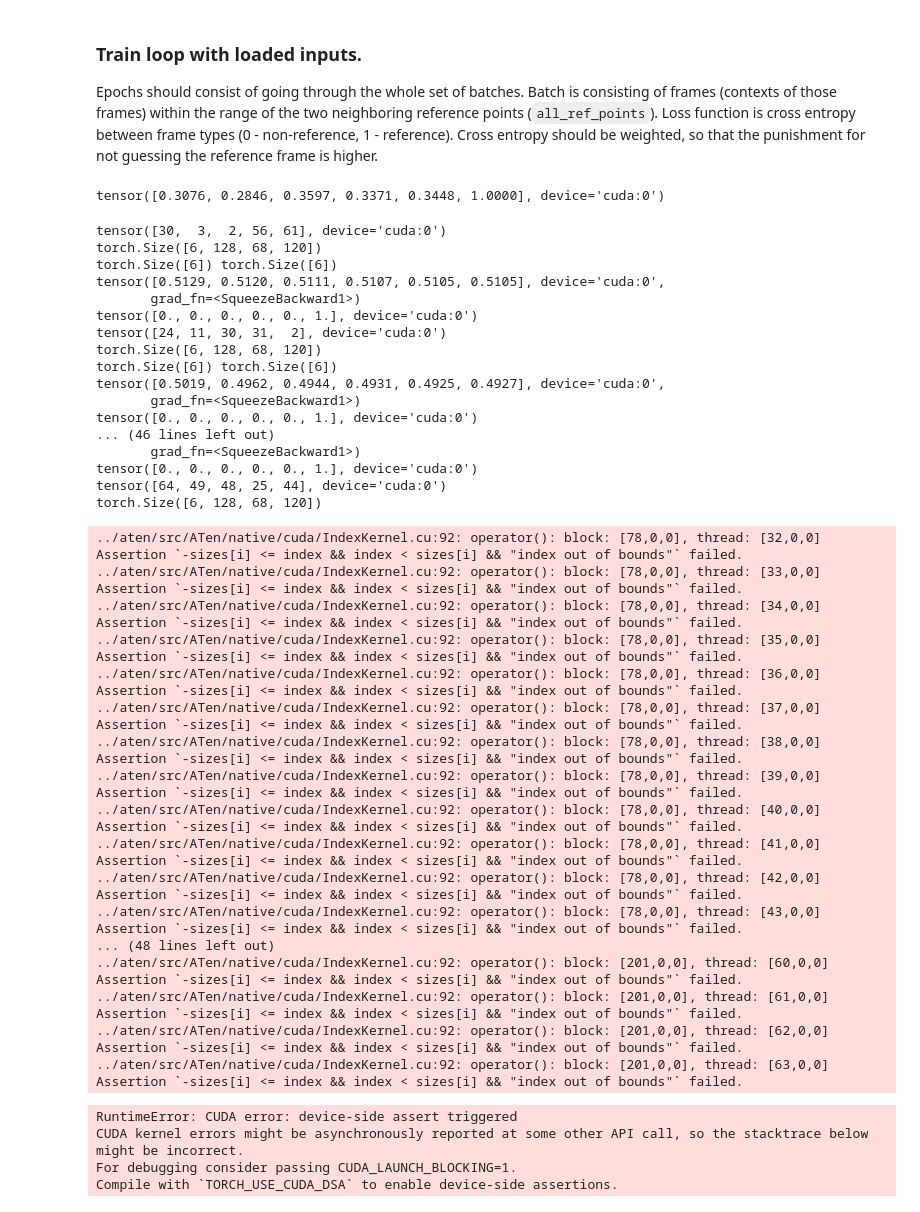
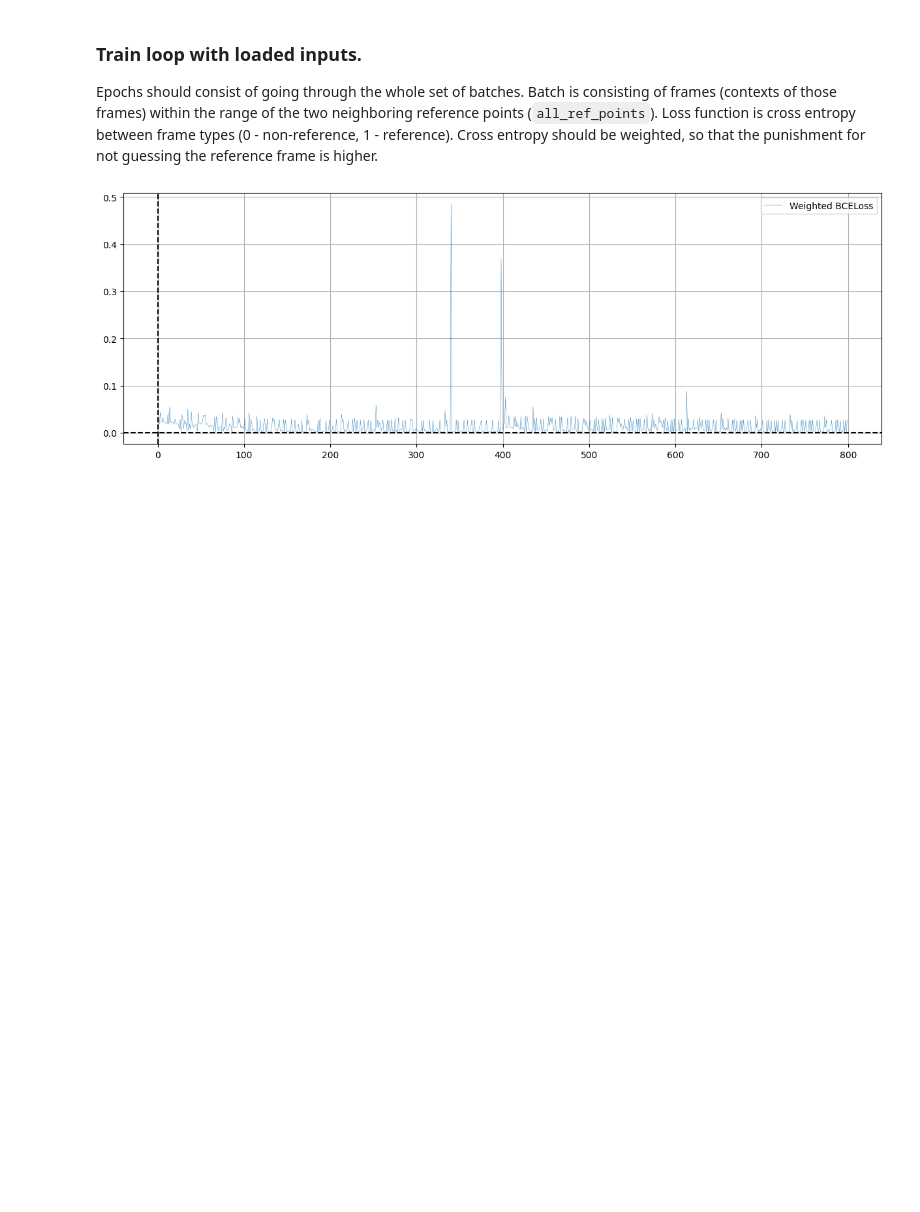
Before and after one commit to Punctuality/DCVC_Dynamic_Intra_Period, a Jupyter notebook: notebooks/predictor_model.ipynb, the cells around one changed output. Saved outputs shown, nothing was run; the diff lists cells and outputs as text; code cells hidden in the pictures; blank space fills up the shorter version.

```diff
--- a/notebooks/predictor_model.ipynb
+++ b/notebooks/predictor_model.ipynb
@@ -131,12 +131,5 @@ loaded = torch.cat([torch.zeros_like(loaded[0]).unsqueeze(0), loaded], dim=0).to
 device = torch.device("cuda" if torch.cuda.is_available() else "cpu")
 
 model = IntraPredictorModel().to(torch.float32).to(device)
-criterion = nn.BCEWithLogitsLoss(weight=[]).to(device)
+# criterion = nn.BCEWithLogitsLoss(pos_weight=(len(all_ref_points) / loaded.size(0))).to(device)
 loaded = loaded.to(torch.float32).to(device)
-# %%
-torch.cat([
-  criterion_for_batch(100, device).weight[(torch.ones(100).to(device) / 100).multinomial(num_samples=5, replacement=True)],
-  criterion_for_batch(100, device).weight[-1].unsqueeze(0)
-  ])
-# %% [output]
-tensor([0.3076, 0.2846, 0.3597, 0.3371, 0.3448, 1.0000], device='cuda:0')
@@ -143,32 +141,32 @@ tensor([0.3076, 0.2846, 0.3597, 0.3371, 0.3448, 1.0000], device='cuda:0')
 # %%
-def train(model, epochs, device, lr=1e-3):
+def train(model, epochs, device, ref_points, lr=1e-3):
     optimizer = torch.optim.Adam(model.parameters(), lr=lr)
     losses = []
 
     for epoch in trange(epochs):
-        for idx in range(1, len(all_ref_points)):
-            start_frame = max(all_ref_points[idx - 1] - 1, 1) # Skip first intra frame from sequence
-            end_frame = all_ref_points[idx] - 1
+        for idx in range(1, len(ref_points)):
+            start_frame = max(ref_points[idx - 1] - 1, 1) # Skip first intra frame from sequence
+            end_frame = ref_points[idx] - 1
 
             batch_size = end_frame - start_frame + 1
-            # criterion = criterion_for_batch(batch_size, device)
-            batch = loaded[idx:idx + batch_size - 1]
+            criterion = criterion_for_batch(batch_size, device)
+            batch = loaded[start_frame:end_frame + 1]
 
-            batch_index = (torch.ones(batch_size).to(device) / batch_size).multinomial(num_samples=5, replacement=True)
+            # batch_index = (torch.ones(batch_size).to(device) / batch_size).multinomial(num_samples=5, replacement=True)
 
-            print(batch_index)
+            # print(batch_index)
 
-            batch = torch.cat([batch[batch_index], loaded[idx + batch_size - 1].unsqueeze(0)], dim = 0)
-            criterion.weight = torch.cat([criterion.weight[batch_index], criterion.weight[-1].unsqueeze(0)])
+            # batch = torch.cat([batch[batch_index], loaded[idx + batch_size - 1].unsqueeze(0)], dim = 0)
+            # criterion.weight = torch.cat([criterion.weight[batch_index], criterion.weight[-1].unsqueeze(0)])
 
-            print(batch.size())
+            # print(batch.size())
 
             optimizer.zero_grad()
             output = model(batch)
-            true_labels = torch.cat([torch.zeros(5), torch.ones(1)]).to(torch.float32).to(device)
+            true_labels = torch.cat([torch.zeros(batch_size - 1), torch.ones(1)]).to(torch.float32).to(device)
 
-            print("{} {}".format(output.squeeze(1).size(), true_labels.size()))
-            print("{}\n{}".format(output.squeeze(1), true_labels))
+            # print("{} {}".format(output.squeeze(1).size(), true_labels.size()))
+            # print("{}\n{}".format(output.squeeze(1), true_labels))
 
             loss = criterion(output.squeeze(1), true_labels)
             loss.backward()
@@ -186,45 +184,8 @@ def train(model, epochs, device, lr=1e-3):
 
     return losses
 # %%
-l = train(model, 400, device, lr = 1e-3)
+l = train(model, 20, device, train_idx, lr = 1e-3)
 # %% [output]
-tensor([30,  3,  2, 56, 61], device='cuda:0')
-torch.Size([6, 128, 68, 120])
-torch.Size([6]) torch.Size([6])
-tensor([0.5129, 0.5120, 0.5111, 0.5107, 0.5105, 0.5105], device='cuda:0',
-       grad_fn=<SqueezeBackward1>)
-tensor([0., 0., 0., 0., 0., 1.], device='cuda:0')
-tensor([24, 11, 30, 31,  2], device='cuda:0')
-torch.Size([6, 128, 68, 120])
-torch.Size([6]) torch.Size([6])
-tensor([0.5019, 0.4962, 0.4944, 0.4931, 0.4925, 0.4927], device='cuda:0',
-       grad_fn=<SqueezeBackward1>)
-tensor([0., 0., 0., 0., 0., 1.], device='cuda:0')
-... (46 lines left out)
-       grad_fn=<SqueezeBackward1>)
-tensor([0., 0., 0., 0., 0., 1.], device='cuda:0')
-tensor([64, 49, 48, 25, 44], device='cuda:0')
-torch.Size([6, 128, 68, 120])
-../aten/src/ATen/native/cuda/IndexKernel.cu:92: operator(): block: [78,0,0], thread: [32,0,0] Assertion `-sizes[i] <= index && index < sizes[i] && "index out of bounds"` failed.
-../aten/src/ATen/native/cuda/IndexKernel.cu:92: operator(): block: [78,0,0], thread: [33,0,0] Assertion `-sizes[i] <= index && index < sizes[i] && "index out of bounds"` failed.
-../aten/src/ATen/native/cuda/IndexKernel.cu:92: operator(): block: [78,0,0], thread: [34,0,0] Assertion `-sizes[i] <= index && index < sizes[i] && "index out of bounds"` failed.
-../aten/src/ATen/native/cuda/IndexKernel.cu:92: operator(): block: [78,0,0], thread: [35,0,0] Assertion `-sizes[i] <= index && index < sizes[i] && "index out of bounds"` failed.
-../aten/src/ATen/native/cuda/IndexKernel.cu:92: operator(): block: [78,0,0], thread: [36,0,0] Assertion `-sizes[i] <= index && index < sizes[i] && "index out of bounds"` failed.
-../aten/src/ATen/native/cuda/IndexKernel.cu:92: operator(): block: [78,0,0], thread: [37,0,0] Assertion `-sizes[i] <= index && index < sizes[i] && "index out of bounds"` failed.
-../aten/src/ATen/native/cuda/IndexKernel.cu:92: operator(): block: [78,0,0], thread: [38,0,0] Assertion `-sizes[i] <= index && index < sizes[i] && "index out of bounds"` failed.
-../aten/src/ATen/native/cuda/IndexKernel.cu:92: operator(): block: [78,0,0], thread: [39,0,0] Assertion `-sizes[i] <= index && index < sizes[i] && "index out of bounds"` failed.
-../aten/src/ATen/native/cuda/IndexKernel.cu:92: operator(): block: [78,0,0], thread: [40,0,0] Assertion `-sizes[i] <= index && index < sizes[i] && "index out of bounds"` failed.
-../aten/src/ATen/native/cuda/IndexKernel.cu:92: operator(): block: [78,0,0], thread: [41,0,0] Assertion `-sizes[i] <= index && index < sizes[i] && "index out of bounds"` failed.
-../aten/src/ATen/native/cuda/IndexKernel.cu:92: operator(): block: [78,0,0], thread: [42,0,0] Assertion `-sizes[i] <= index && index < sizes[i] && "index out of bounds"` failed.
-../aten/src/ATen/native/cuda/IndexKernel.cu:92: operator(): block: [78,0,0], thread: [43,0,0] Assertion `-sizes[i] <= index && index < sizes[i] && "index out of bounds"` failed.
-... (48 lines left out)
-../aten/src/ATen/native/cuda/IndexKernel.cu:92: operator(): block: [201,0,0], thread: [60,0,0] Assertion `-sizes[i] <= index && index < sizes[i] && "index out of bounds"` failed.
-../aten/src/ATen/native/cuda/IndexKernel.cu:92: operator(): block: [201,0,0], thread: [61,0,0] Assertion `-sizes[i] <= index && index < sizes[i] && "index out of bounds"` failed.
-../aten/src/ATen/native/cuda/IndexKernel.cu:92: operator(): block: [201,0,0], thread: [62,0,0] Assertion `-sizes[i] <= index && index < sizes[i] && "index out of bounds"` failed.
-../aten/src/ATen/native/cuda/IndexKernel.cu:92: operator(): block: [201,0,0], thread: [63,0,0] Assertion `-sizes[i] <= index && index < sizes[i] && "index out of bounds"` failed.
-RuntimeError: CUDA error: device-side assert triggered
-CUDA kernel errors might be asynchronously reported at some other API call, so the stacktrace below might be incorrect.
-For debugging consider passing CUDA_LAUNCH_BLOCKING=1.
-Compile with `TORCH_USE_CUDA_DSA` to enable device-side assertions.
+[figure, added]
 # %%
 with torch.no_grad():
```
Also changed, not shown: parts of 14 cells of this notebook, 1 other file.
